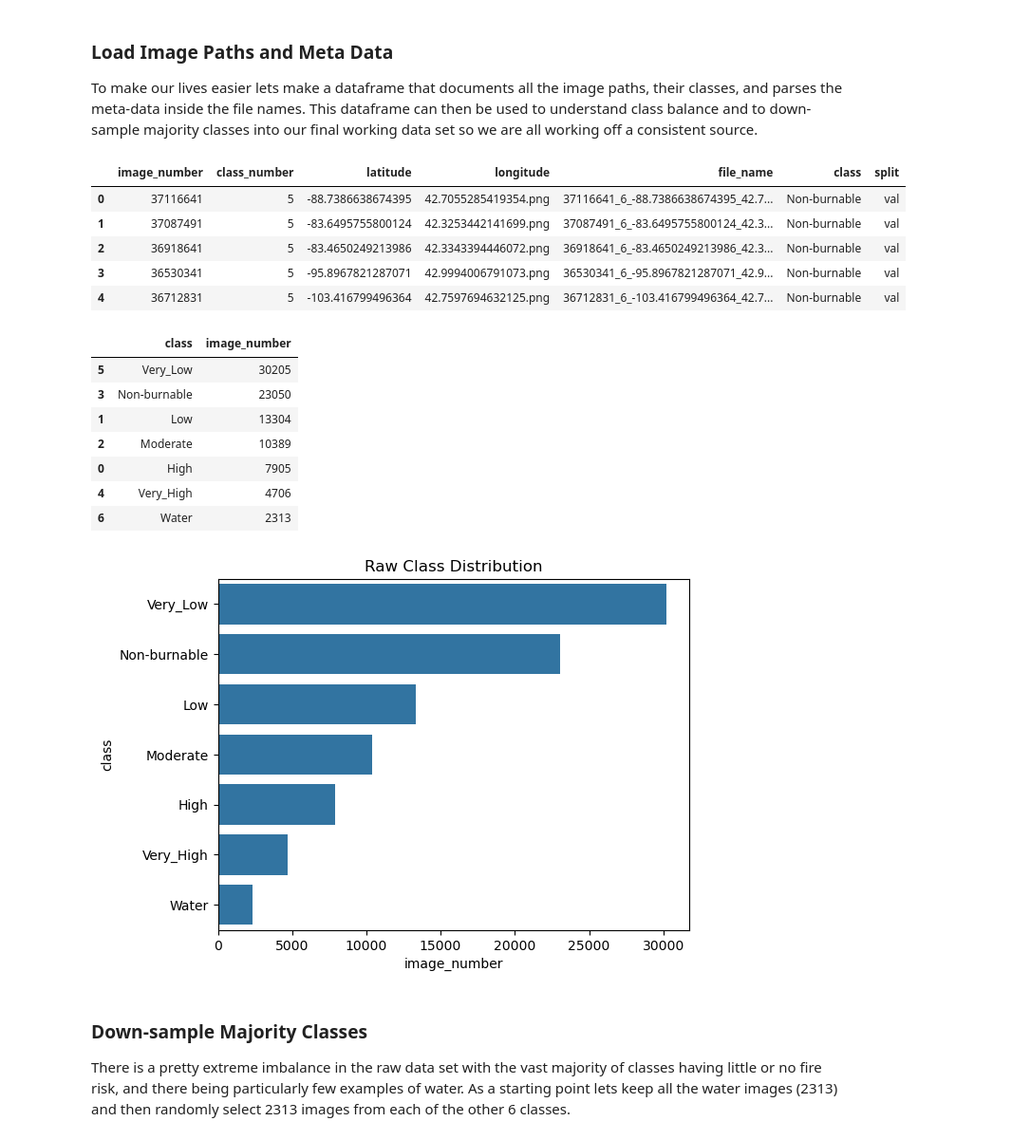
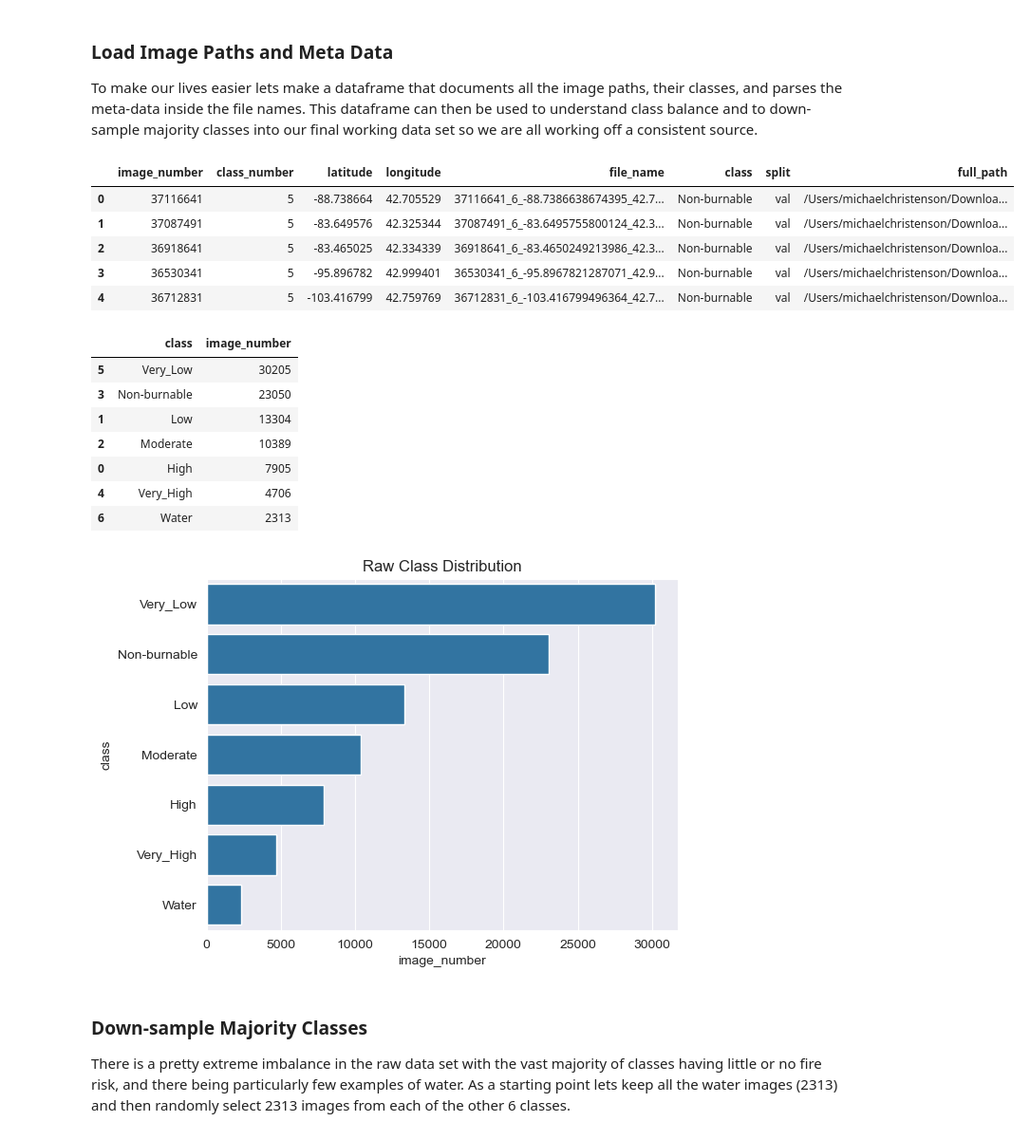
Before and after one commit to stackoverthrow/w281_final_project, a Jupyter notebook: feature_creation.ipynb, the cells around one changed output. Shown at 95% size. Saved outputs shown, nothing was run; the diff lists cells and outputs as text; code cells hidden in the pictures.

```diff
--- a/feature_creation.ipynb
+++ b/feature_creation.ipynb
@@ -9,16 +10,16 @@ import numpy as np
 To make our lives easier lets make a dataframe that documents all the image paths, their classes, and parses the meta-data inside the file names. This dataframe can then be used to understand class balance and to down-sample majority classes into our final working data set so we are all working off a consistent source.
 # %%
 # change this to the local directory where you downloaded the images. Too big to save in git (15 gb)
-image_path = '/Users/michaelchristenson/Downloads/FireRisk'
-image_df = image_dataframe(image_path)
+images_path = '/Users/michaelchristenson/Downloads/FireRisk'
+image_df = image_dataframe(images_path)
 image_df.head(5)
 # %% [output]
-|  | image_number | class_number | latitude | longitude | file_name | class | split |
-| 0 | 37116641 | 5 | -88.7386638674395 | 42.7055285419354.png | 37116641_6_-88.7386638674395_42.7... | Non-burnable | val |
-| 1 | 37087491 | 5 | -83.6495755800124 | 42.3253442141699.png | 37087491_6_-83.6495755800124_42.3... | Non-burnable | val |
-| 2 | 36918641 | 5 | -83.4650249213986 | 42.3343394446072.png | 36918641_6_-83.4650249213986_42.3... | Non-burnable | val |
-| 3 | 36530341 | 5 | -95.8967821287071 | 42.9994006791073.png | 36530341_6_-95.8967821287071_42.9... | Non-burnable | val |
-| 4 | 36712831 | 5 | -103.416799496364 | 42.7597694632125.png | 36712831_6_-103.416799496364_42.7... | Non-burnable | val |
+|  | image_number | class_number | latitude | longitude | file_name | class | split | full_path |
+| 0 | 37116641 | 5 | -88.738664 | 42.705529 | 37116641_6_-88.7386638674395_42.7... | Non-burnable | val | /Users/michaelchristenson/Downloa... |
+| 1 | 37087491 | 5 | -83.649576 | 42.325344 | 37087491_6_-83.6495755800124_42.3... | Non-burnable | val | /Users/michaelchristenson/Downloa... |
+| 2 | 36918641 | 5 | -83.465025 | 42.334339 | 36918641_6_-83.4650249213986_42.3... | Non-burnable | val | /Users/michaelchristenson/Downloa... |
+| 3 | 36530341 | 5 | -95.896782 | 42.999401 | 36530341_6_-95.8967821287071_42.9... | Non-burnable | val | /Users/michaelchristenson/Downloa... |
+| 4 | 36712831 | 5 | -103.416799 | 42.759769 | 36712831_6_-103.416799496364_42.7... | Non-burnable | val | /Users/michaelchristenson/Downloa... |
 # %%
 raw_class_counts = image_df.groupby('class', as_index=False).count().sort_values(by='image_number', ascending=False)
 barplot = sns.barplot(data=raw_class_counts, x='image_number', y='class')
@@ -33,7 +34,7 @@ raw_class_counts[['class', 'image_number']]
 | 0 | High | 7905 |
 | 4 | Very_High | 4706 |
 | 6 | Water | 2313 |
-[figure, old version]
+[figure, new version]
 # %% [markdown]
 ### Down-sample Majority Classes
 
```
Also changed, not shown: parts of 6 cells of this notebook, 1 other file.
